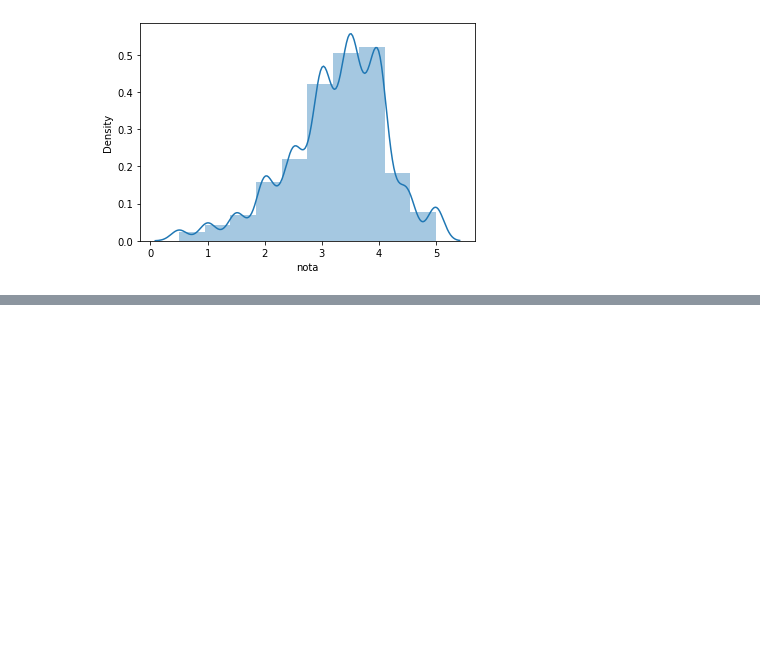
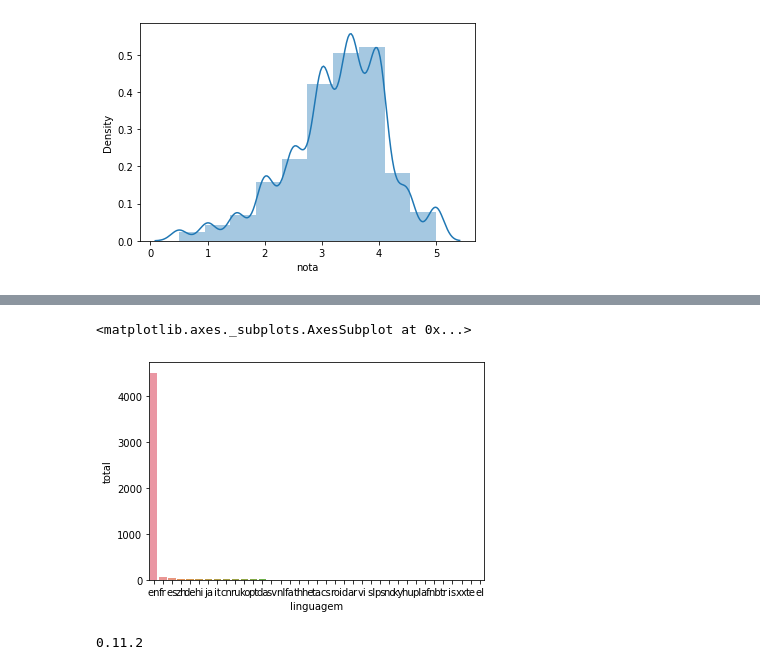
Before and after one commit to vitaoTM/Alura-BootCamp-DataScience, a Jupyter notebook: Analise_de_Filmes.ipynb, the cells around one changed output, grey strips where cells are left out. Drawn from its saved outputs; the diff is of its cells as text; code cells hidden in the pictures; blank space fills up the shorter version.

Commit message:
importando novos dados * TMDB

```diff
--- a/Analise_de_Filmes.ipynb
+++ b/Analise_de_Filmes.ipynb
@@ -117,0 +124,3 @@ sns.distplot(medias_por_filme, bins=10)
+# %%
+tmdb = pd.read_csv('/content/drive/MyDrive/ALURA DATA SCIENCE/introducao-a-data-science-aula0/introducao-a-data-science-aula0/aula0/ml-latest-small/tmdb_5000_movies.csv')
+tmdb.head()
@@ -117,0 +141,4 @@ sns.distplot(medias_por_filme, bins=10)
+# %%
+contagem_de_linguas = tmdb['original_language'].value_counts().to_frame().reset_index()
+contagem_de_linguas.columns = ['linguagem', 'total']
+contagem_de_linguas.head()
@@ -117,0 +152,9 @@ sns.distplot(medias_por_filme, bins=10)
+# %%
+sns.barplot(data= contagem_de_linguas, x='linguagem', y='total')
+# %% [output]
+<matplotlib.axes._subplots.AxesSubplot at 0x...>
+[figure, added]
+# %%
+print(sns.__version__)
+# %% [output]
+0.11.2
```
Also changed, not shown: parts of 9 cells of this notebook.
